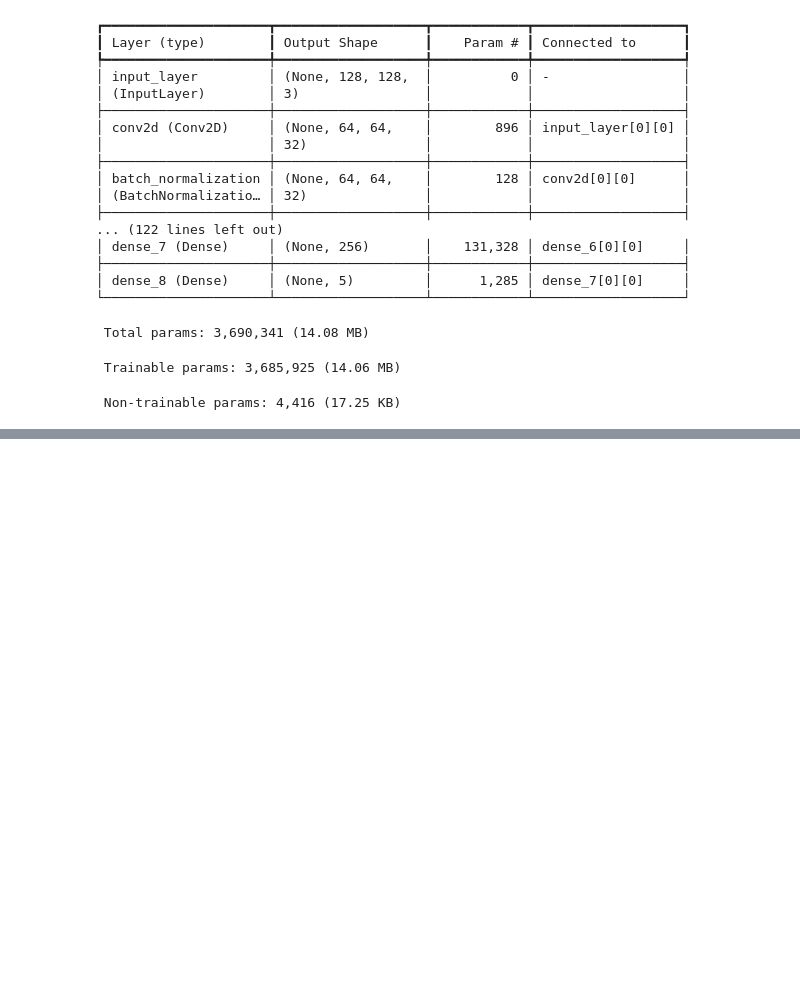
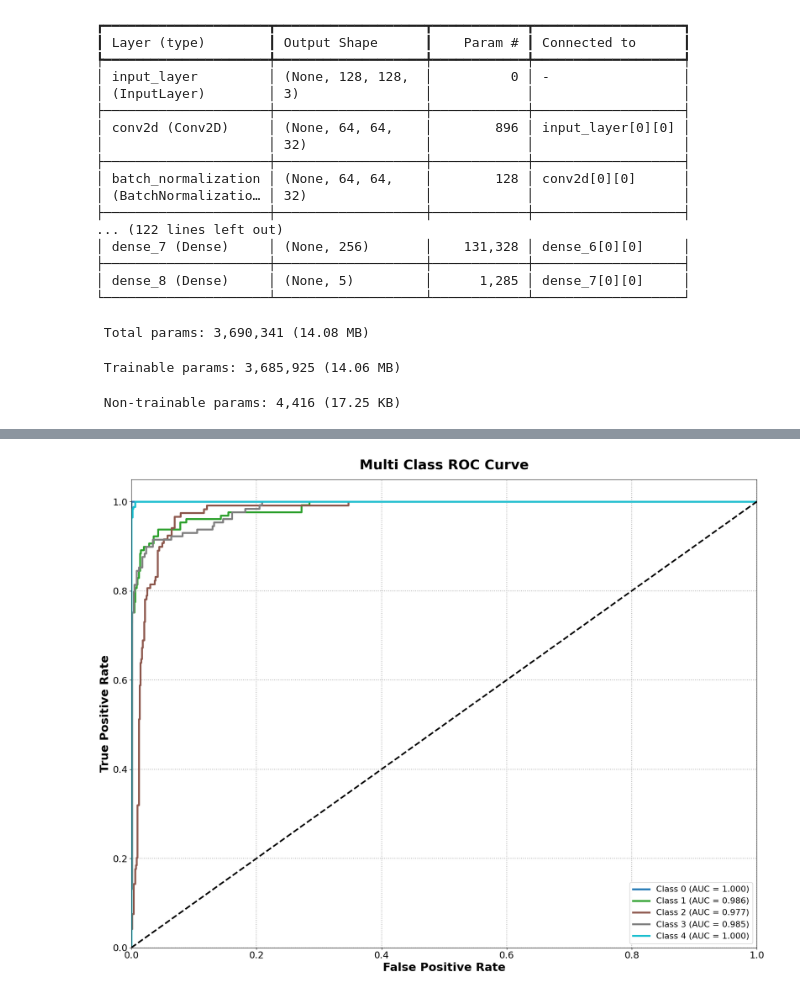
Before and after one commit to ahmadkhalidh/LFANet, a Jupyter notebook: modelling/LFANet_NoResidual.ipynb, the cells around one changed output, grey strips where cells are left out. Saved outputs shown, nothing was run; the diff lists cells and outputs as text; code cells hidden in the pictures; blank space fills up the shorter version.

```diff
--- a/modelling/LFANet_NoResidual.ipynb
+++ b/modelling/LFANet_NoResidual.ipynb
@@ -482,0 +511,67 @@ weighted avg       0.07      0.27      0.11       950
+# %%
+import numpy as np
+import matplotlib.pyplot as plt
+from sklearn.metrics import roc_curve, auc
+from sklearn.preprocessing import label_binarize
+
+num_classes = 5  # update if needed
+
+# Evaluate the model
+loss, acc, prec, rec, auc_score = model_no_residual.evaluate(x_test, y_test, verbose=0)
+
+# Predictions
+y_pred = model_no_residual.predict(x_test)
+
+# Binarize labels
+y_true_bin = label_binarize(y_test, classes=np.arange(num_classes))
+
+# ROC computation
+fpr, tpr, roc_auc = {}, {}, {}
+for i in range(num_classes):
+    fpr[i], tpr[i], _ = roc_curve(y_true_bin[:, i], y_pred[:, i])
+    roc_auc[i] = auc(fpr[i], tpr[i])
+
+# Plot
+plt.figure(figsize=(18, 14))
+
+colors = plt.cm.get_cmap("tab10", num_classes)
+
+for i in range(num_classes):
+    plt.plot(
+        fpr[i],
+        tpr[i],
+        linewidth=3.5,
+        color=colors(i),
+        label=f"Class {i} (AUC = {roc_auc[i]:.3f})"
+    )
+
+# Reference line
+plt.plot([0, 1], [0, 1], linestyle="--", linewidth=3, color="black")
+
+# Axis limits
+plt.xlim(0, 1)
+plt.ylim(0, 1.05)
+
+# Labels and title (large and clear)
+plt.xlabel("False Positive Rate", fontsize=22, fontweight="bold")
+plt.ylabel("True Positive Rate", fontsize=22, fontweight="bold")
+plt.title("Multi Class ROC Curve", fontsize=26, fontweight="bold", pad=20)
+
+# Ticks
+plt.xticks(fontsize=18)
+plt.yticks(fontsize=18)
+
+# Legend
+plt.legend(
+    loc="lower right",
+    fontsize=16,
+    frameon=True,
+    framealpha=0.95
+)
+
+# Grid for readability
+plt.grid(True, linestyle=":", linewidth=1.5)
+
+plt.tight_layout()
+plt.show()
+# %% [output]
@@ -482,0 +579 @@ weighted avg       0.07      0.27      0.11       950
+[figure, added]
```
Also changed, not shown: parts of 20 cells of this notebook, 11 other files.
